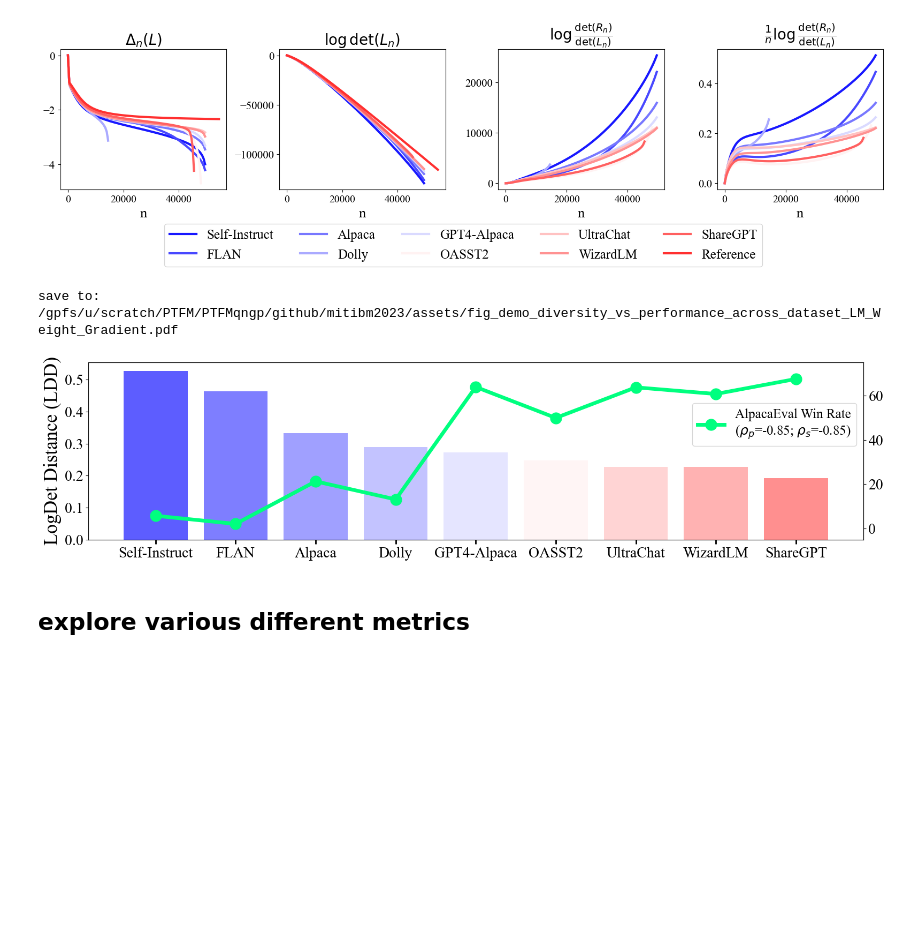
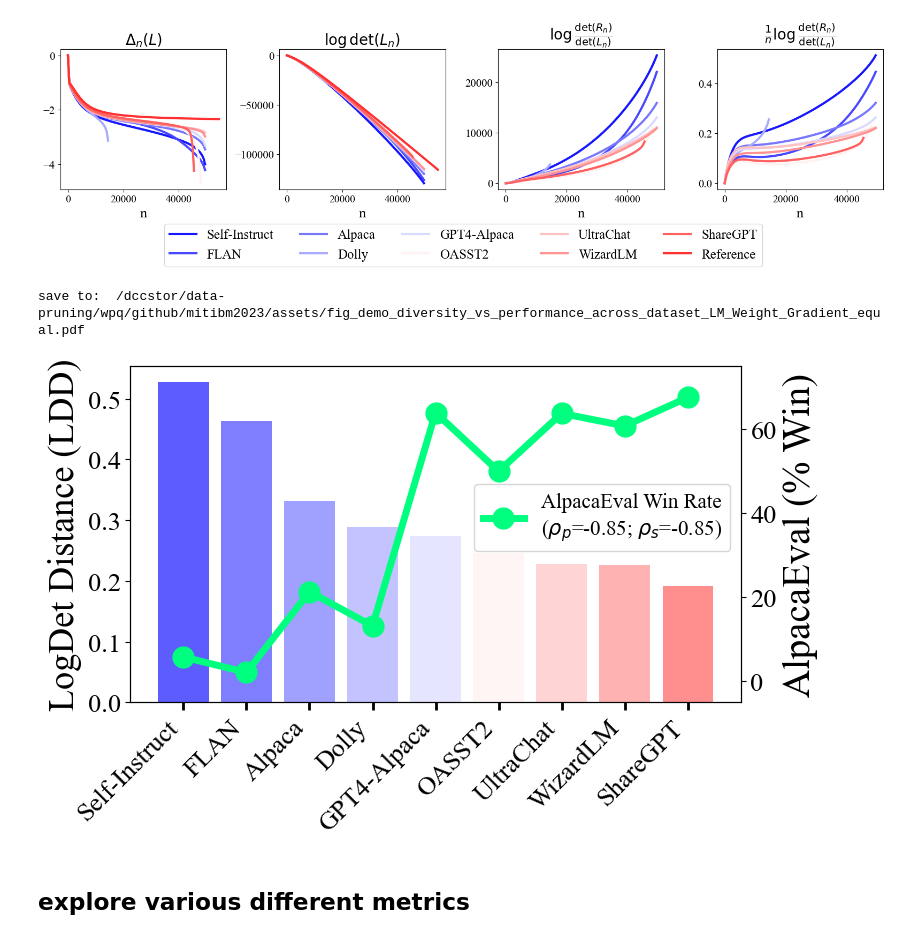
Before and after one commit to tt6746690/open-instruct, a Jupyter notebook: scripts/note_pruning.ipynb, the cells around one changed output. Cells and saved outputs as stored; diff of their text form; code cells hidden in the pictures; blank space fills up the shorter version.

```diff
--- a/scripts/note_pruning.ipynb
+++ b/scripts/note_pruning.ipynb
@@ -683,7 +722,7 @@ dataset_list = [
 #     'ultrafeedback',
 ]
 
-dataset_list_name = 'chat'
+dataset_list_name = 'all'
 
 if dataset_list_name == 'chat':
     dataset_list = [
@@ -823,7 +868 @@ Missing:  set()
  ('flan_v2', 'randsphere')]
-# %%
-a = np.log(ys_div); b = np.log(ys_perf)
-# a = ys_div; b = ys_perf
-ρ = scipy.stats.pearsonr(a, b).statistic
-ρs = scipy.stats.spearmanr(a, b).statistic
-ρ, ρs
@@ -929,15 +966,16 @@ datsets_groups = {
         ['self_instruct50k', 'stanford_alpaca50k', 'gpt4_alpaca50k'],
         [r'Self-Instruct (w. davinci)', 'Alpaca (w. text-davinci-003)', 'GPT4-Alpaca (w. GPT-4)']
     ),
-    'EvolInstruct': (
+    'Evol-Instruct': (
         ['stanford_alpaca50k', 'wizardlm_alpaca'],
         ['Alpaca', 'WizardLM (Alpaca w.\n Complex Instructions)']
     ),
 #     'Human Annotated': ['flan_v250k', 'dolly', 'oasst2'],
 #     'Distilled': ['sharegpt50k, wizardlm50k', 'ultrachat50k'],
-    'Human Annotated\nvs. Distilled': (
+    'Sources of\nInstructions': ( # Human Annotated\nvs. Distilled
         ['dolly', 'oasst2', 'sharegpt50k', 'ultrachat50k'],
-        ['Dolly (Human)', 'OASST2 (Human)', 'ShareGPT (Distilled)', 'UltraChat (Distilled)'],
+#         ['Dolly (Human)', 'OASST2 (Human)', 'ShareGPT (Distilled)', 'UltraChat (Distilled)'],
+        [r'Dolly (Startup Employees)', r'OASST2 (Many Volunteers)', r'ShareGPT (Internet Users)', r'UltraChat (Distilled)']
     ),
     'Preference Data': ['shp', 'openai_sum', 'hh_rlhf', 'ultrafeedback'],
 }
@@ -996,7 +1034,7 @@ with mpl.rc_context(rcparams):
 
     fig.tight_layout()
 
-save_plt = True
+save_plt = False
 if save_plt:
     from note_pruning_analysis import assets_dir
     save_path = os.path.join(assets_dir, (f'fig_compare_dataset_groups_using_ldd_curves.pdf'))
@@ -1220,8 +1258,8 @@ import matplotlib.pyplot as plt
 rcparams = {
     'lines.markersize': 15, # dot in curve size.
     'axes.labelsize': 28,   # labels (x-axis and y-axis)
-    'xtick.labelsize': 20,  # xtick labels
-    'ytick.labelsize': 20,
+    'xtick.labelsize': 19,  # xtick labels
+    'ytick.labelsize': 19,
     'legend.fontsize': 18,  # legend font size
     'lines.linewidth': 5,
     'xtick.major.size': 6,
@@ -1230,51 +1268,72 @@ rcparams = {
     'xtick.top': False, 'xtick.bottom': True,
 }
 
+cmap = plt.get_cmap('bwr')
+
+
+def color_fn(dataset):
+    i = list(delta.keys()).index(dataset)
+    x = (.5+i)/(len(delta)+.5)
+    return cmap(x)
+sort_by = 'div'
+aspect = 'equal'
 
 with mpl.rc_context(rcparams):
 
 
-    w = 4; h = 4
-    fig, ax = plt.subplots(1,1,figsize=(4*w, h))
+    if aspect == 'equal':
+        rotation = 45
+        w = 8; h = 5
+    else:
+        rotation = 0
+        w = 4; h = 4
+    fig, ax = plt.subplots(1,1,figsize=((1 if aspect == 'equal' else 4)*w, h))
 
     xs = list(divs.keys())
     ys_div = list(divs.values())
     ys_perf = [perfs[x] for x in xs]
     if sort_by == 'div': sort_by_ind = 1
     elif sort_by == 'perf': sort_by_ind = 2
     else: raise ValueError()
     xs, ys_div, ys_perf = list(zip(*sorted(list(zip(xs, ys_div, ys_perf)), key=lambda x: x[sort_by_ind], reverse=True)))
     ax.bar(xs, ys_div, alpha=.7, align='center', color=[color_fn(x) for x in xs])
 #     ax.tick_params(axis='x',which='both',labelbottom=False)
 #     ax.xaxis.set_tick_params(labeltop='on')
-    # ax.set_xticks(xs, xs, ha='center', va='bottom', rotation=0)
+    ax.set_xticks(xs, xs, ha='right', rotation=rotation)
     #ax.set_ylabel(r'Diversity$\triangleq\frac{1}{n}\log\frac{\det(L)}{\det(R)}$')
     ax.set_ylabel('LogDet Distance (LDD)', fontsize=26)
 
     axr = ax.twinx()
     ρ = scipy.stats.pearsonr(ys_div, ys_perf).statistic
     ρs = scipy.stats.spearmanr(ys_div, ys_perf).statistic
     axr.plot(xs, ys_perf, marker='o', color='#00FF7F', label='AlpacaEval Win Rate\n'+r'($\rho_{p}$'+f'={ρ:.2f}; '+r'$\rho_{s}$'+f'={ρs:.2f})')
-    axr.legend(loc='center right', bbox_to_anchor=(1, .65))
+    if aspect == 'equal':
+        axr.legend(loc='center right', bbox_to_anchor=(1, .55), fontsize=15)
+    else:
+        axr.legend(loc='center right', bbox_to_anchor=(1, .65))
     axr.set_ylim((-5, 75))
-#     axr.set_ylabel('AlpacaEval\n(Win Rate)')
-    axr.set_xticks(xs, xs, ha='center', rotation=0)
+    axr.set_ylabel('AlpacaEval (% Win)')
+#     axr.set_xticks(xs, xs, ha='center', rotation=rotation)
 
     axr.locator_params(nbins=4, axis='y')
+
+#     if aspect == 'equal':
+#         ax.set_aspect('equal')
+#         axr.set_aspect('equal')
 
     fig.tight_layout()
 
 save_plt = True
 if save_plt:
     from note_pruning_analysis import assets_dir
-    save_path = os.path.join(assets_dir, f'fig_demo_diversity_vs_performance_across_dataset_{"_".join(embedding_type.split(" "))}.pdf')
+    save_path = os.path.join(assets_dir, f'fig_demo_diversity_vs_performance_across_dataset_{"_".join(embedding_type.split(" "))}_{aspect}.pdf')
     print('save to: ', save_path)
     fig.savefig(save_path, bbox_inches='tight', dpi=100)
 
 plt.show()
 # %% [output]
-save to:  /gpfs/u/scratch/PTFM/PTFMqngp/github/mitibm2023/assets/fig_demo_diversity_vs_performance_across_dataset_LM_Weight_Gradient.pdf
+save to:  /dccstor/data-pruning/wpq/github/mitibm2023/assets/fig_demo_diversity_vs_performance_across_dataset_LM_Weight_Gradient_equal.pdf
-[figure, old version]
+[figure, new version]
 # %% [markdown]
 ## explore various different metrics
 # %%
```
Also changed, not shown: parts of 10 cells of this notebook, 7 other files.
